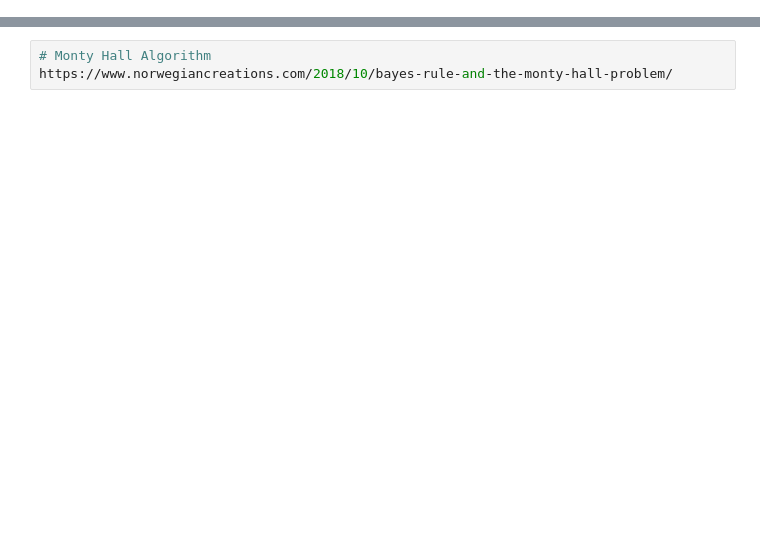
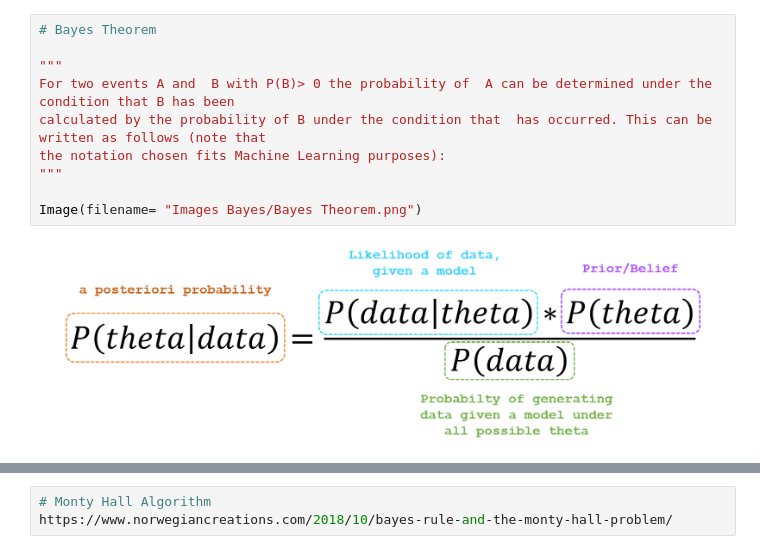
Before and after one commit to RageJohnny/algo_seminararbeit, a Jupyter notebook: Bayes-Universe.ipynb, the cells around one changed output, grey strips where cells are left out. Saved outputs shown, nothing was run; the diff lists cells and outputs as text; blank space fills up the shorter version.

```diff
--- a/Bayes-Universe.ipynb
+++ b/Bayes-Universe.ipynb
@@ -16,0 +34,12 @@ Final Analysis: Was haben Sie über die Daten erfahren? Wie haben Sie die Fragen
+# %%
+# Bayes Theorem
+
+"""
+For two events A and  B with P(B)> 0 the probability of  A can be determined under the condition that B has been
+calculated by the probability of B under the condition that  has occurred. This can be written as follows (note that
+the notation chosen fits Machine Learning purposes):
+"""
+
+Image(filename= "Images Bayes/Bayes Theorem.png")
+# %% [output]
+[figure, added]
```
Also changed, not shown: parts of 9 cells of this notebook, 10 other files.
